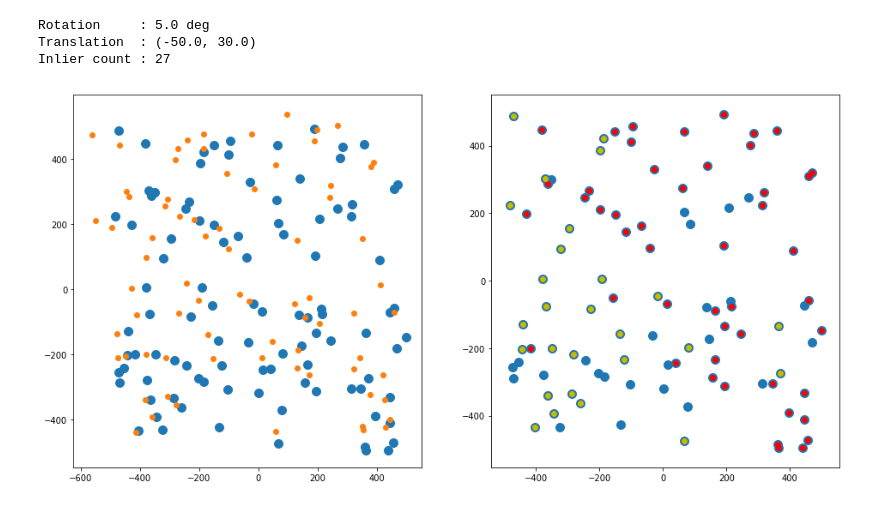
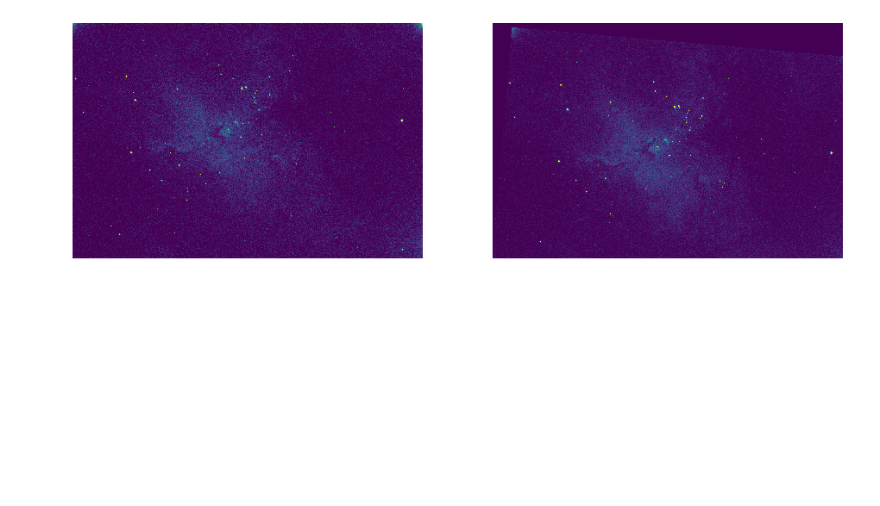
Before and after one commit to jmtyszka/stellate, a Jupyter notebook: Algorithms/register.ipynb, the cells around one changed output. Saved outputs shown, nothing was run; the diff lists cells and outputs as text; code cells hidden in the pictures; blank space fills up the shorter version.

```diff
--- a/Algorithms/register.ipynb
+++ b/Algorithms/register.ipynb
@@ -41,35 +13,27 @@ for cc in range(0, n_tx):
-# %%
-# Find affine transform mapping dst to src
-# RANSAC robust optimization
-T_est, inliers = skm.ransac([src, dst],
-                            skt.AffineTransform,
-                            min_samples=6,
-                            residual_threshold=2,
-                            max_trials=1000,
-                            stop_probability=0.99,
-                            stop_sample_num=25)
-
-print('Rotation     : %0.1f deg' % np.rad2deg(T_est.rotation))
-print('Translation  : (%0.1f, %0.1f)' % (T_est.translation[0], T_est.translation[1]))
-print('Inlier count : %d' %np.sum(inliers))
-
-# Apply the estimated transform to recover original points
-pnts_rx = T_est.inverse(pnts_tx)
-# %% [output]
-Rotation     : 5.0 deg
-Translation  : (-50.0, 30.0)
-Inlier count : 27
-# %%
-# Scatter plot
-fig, ax = plt.subplots(1, 2, figsize=(16,8))
-
-ax[0].scatter(pnts[:,0], pnts[:,1], s=100)
-ax[0].scatter(pnts_tx[:,0], pnts_tx[:,1])
-
-ax[1].scatter(pnts[:,0], pnts[:,1], s=100)
-ax[1].scatter(pnts_rx[:,0], pnts_rx[:,1], c='r')
-ax[1].scatter(pnts_rx[inliers,0], pnts_rx[inliers,1], c='y')
-
-plt.show()
-# %% [output]
-[figure, removed]
+# %%
+# Load noisy M16 image
+fname = 'M16_Halpha.fit'
+with fits.open(fname) as hdu_list:
+    img = img_as_float64(hdu_list[0].data)
+
+ny, nx = img.shape
+# %%
+# Create small rigid body (Euclidean) transform
+rot = 5.0 * np.pi/180.0
+trans = 10.0, 30.0
+T = EuclideanTransform(rotation=rot, translation=trans)
+
+# Transform the original image
+img_tx = warp(img, T, order=3)
+# %%
+# Display original and transformed images
+fig, ax = plt.subplots(1, 2, figsize=(16,16))
+
+ax[0].imshow(img, origin='lower')
+ax[0].axis('off')
+ax[1].imshow(img_tx, origin='lower')
+ax[1].axis('off')
+
+plt.show()
+# %% [output]
+[figure, added]
```
Also changed, not shown: parts of 12 cells of this notebook, 3 other files.
